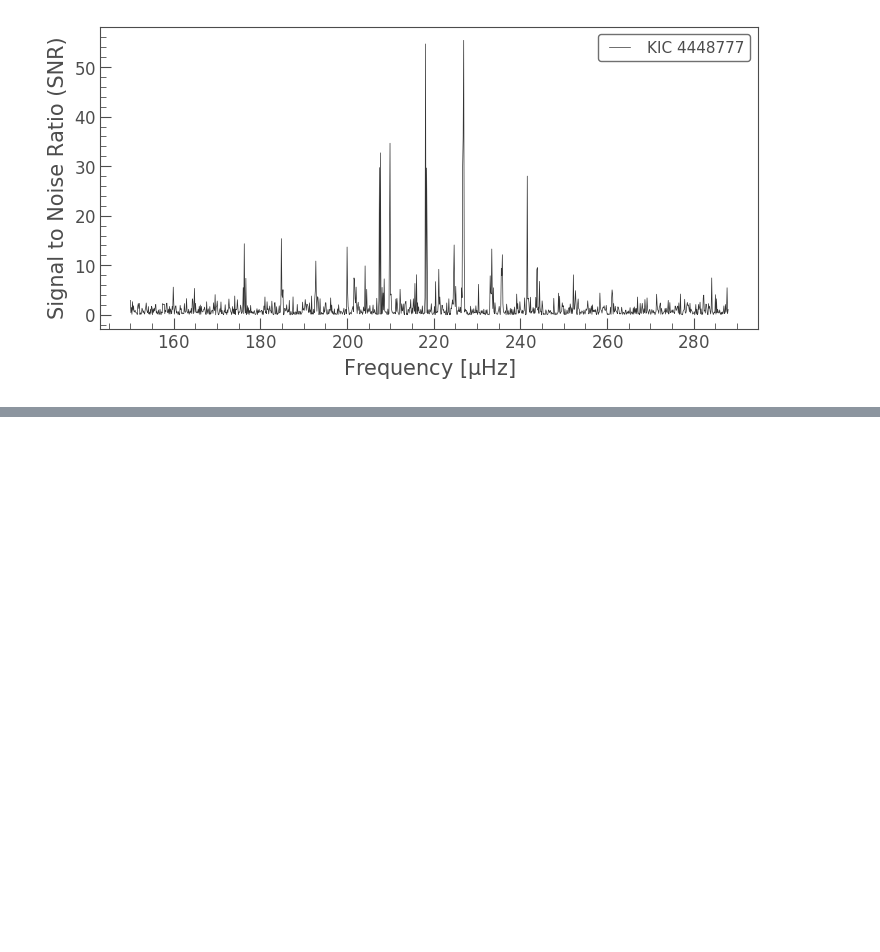
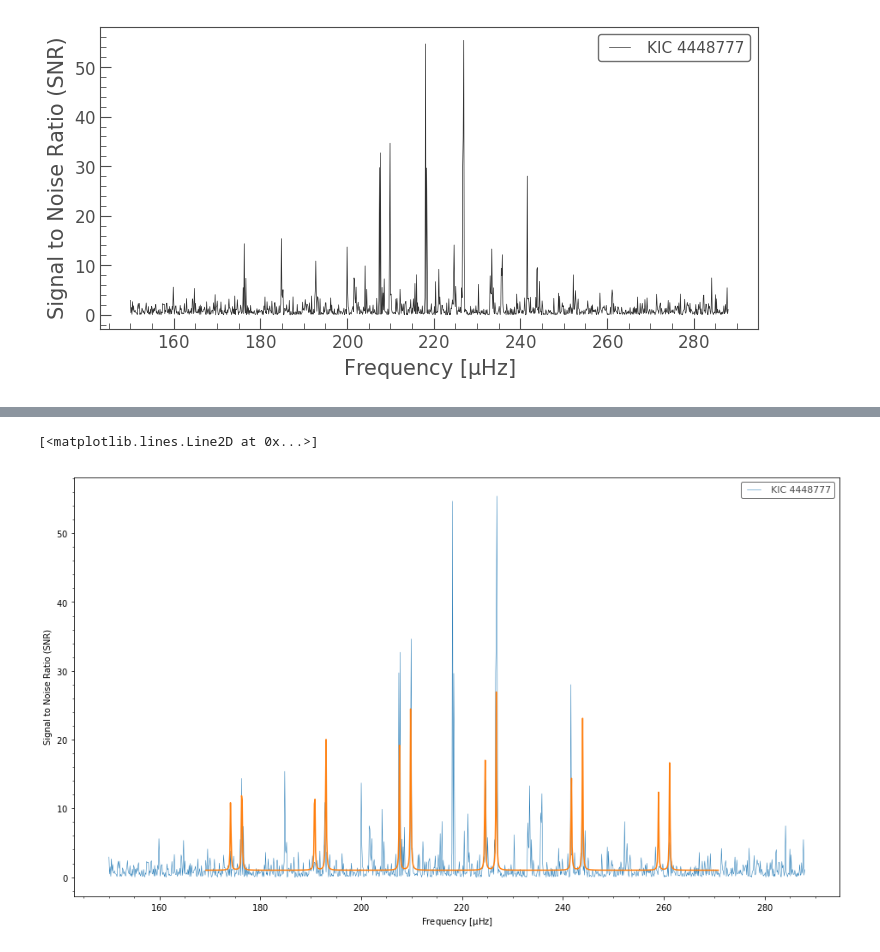
Before and after one commit to grd349/PBjam, a Jupyter notebook: Example use or example.ipynb, the cells around one changed output, grey strips where cells are left out. Saved outputs shown, nothing was run; the diff lists cells and outputs as text; code cells hidden in the pictures; blank space fills up the shorter version.

```diff
--- a/Example use or example.ipynb
+++ b/Example use or example.ipynb
@@ -79,11 +59,10 @@ print(np.std(samples, axis=0))
 # %%
 fig, ax = plt.subplots(figsize=[16,9])
 p.plot(ax=ax)
-for i in range(len(n)):
-    ax.axvline(f_vrard[i], c='k', linestyle='--', zorder=0, alpha=0.3)
-    ax.axvline(f_kde[i], c='r', linestyle='--', zorder=0, alpha=0.3)
-ax.set_ylim([0, p.power.max()*1.05])
 model = asy.model(np.mean(samples, axis=0)[:-1])
 ax.plot(asy.f[asy.sel], model)
+# %% [output]
+[<matplotlib.lines.Line2D at 0x...>]
+[figure, added]
 # %%
 # TODO Add in code to peak bag all of the modes somehow!
```
Also changed, not shown: parts of 6 cells of this notebook, 1 other file.
